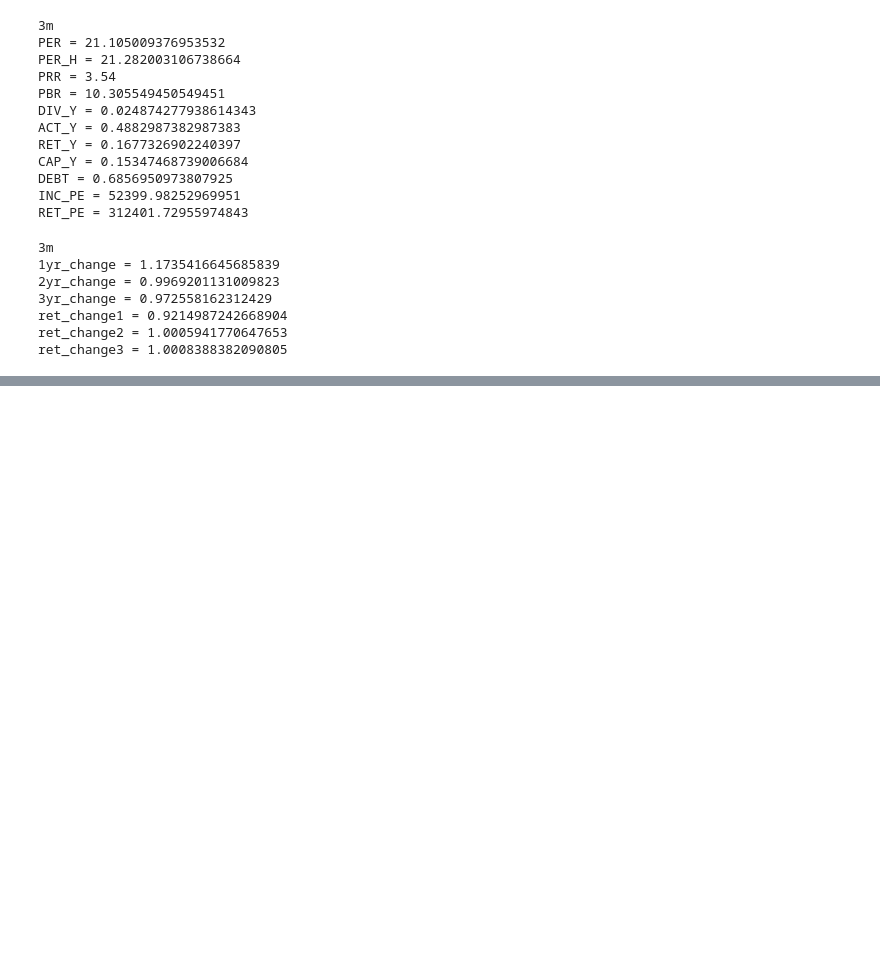
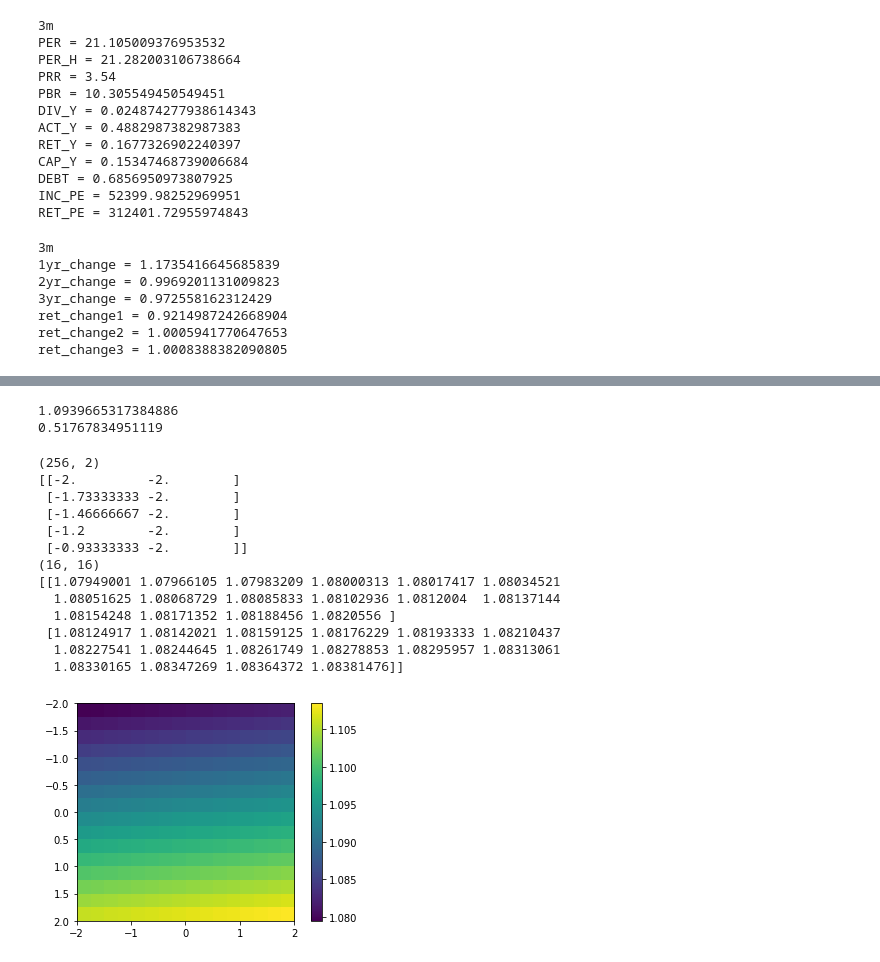
Before and after one commit to Michel150/stocks_machine_learning, a Jupyter notebook: model_creation/interactive.ipynb, the cells around one changed output, grey strips where cells are left out. Saved outputs shown, nothing was run; the diff lists cells and outputs as text; code cells hidden in the pictures; blank space fills up the shorter version.

```diff
--- a/model_creation/interactive.ipynb
+++ b/model_creation/interactive.ipynb
@@ -86,0 +173,39 @@ print(y.shape)
+# %%
+from sklearn.linear_model import LinearRegression
+
+print(np.mean(y_train))
+print(np.std(y_train))
+reg = LinearRegression().fit(X_tsp, y_train)
+# %% [output]
+1.0939665317384886
+0.51767834951119
+# %%
+X_spa = np.linspace(-2,2,16)
+Y_spa = np.linspace(-2,2,16)
+X_grid, Y_grid = np.meshgrid(X_spa, Y_spa)
+grid = np.vstack((X_grid.flatten(), Y_grid.flatten())).T
+print(grid.shape)
+print(grid[:5])
+
+predictions = reg.predict(grid).reshape(16,16)
+print(predictions.shape)
+print(predictions[:2])
+
+plt.imshow(predictions, extent=[-2,2,2,-2])
+plt.colorbar()
+plt.show()
+# %% [output]
+(256, 2)
+[[-2.         -2.        ]
+ [-1.73333333 -2.        ]
+ [-1.46666667 -2.        ]
+ [-1.2        -2.        ]
+ [-0.93333333 -2.        ]]
+(16, 16)
+[[1.07949001 1.07966105 1.07983209 1.08000313 1.08017417 1.08034521
+  1.08051625 1.08068729 1.08085833 1.08102936 1.0812004  1.08137144
+  1.08154248 1.08171352 1.08188456 1.0820556 ]
+ [1.08124917 1.08142021 1.08159125 1.08176229 1.08193333 1.08210437
+  1.08227541 1.08244645 1.08261749 1.08278853 1.08295957 1.08313061
+  1.08330165 1.08347269 1.08364372 1.08381476]]
+[figure, added]
```
Also changed, not shown: parts of 27 cells of this notebook, 2 other files.
